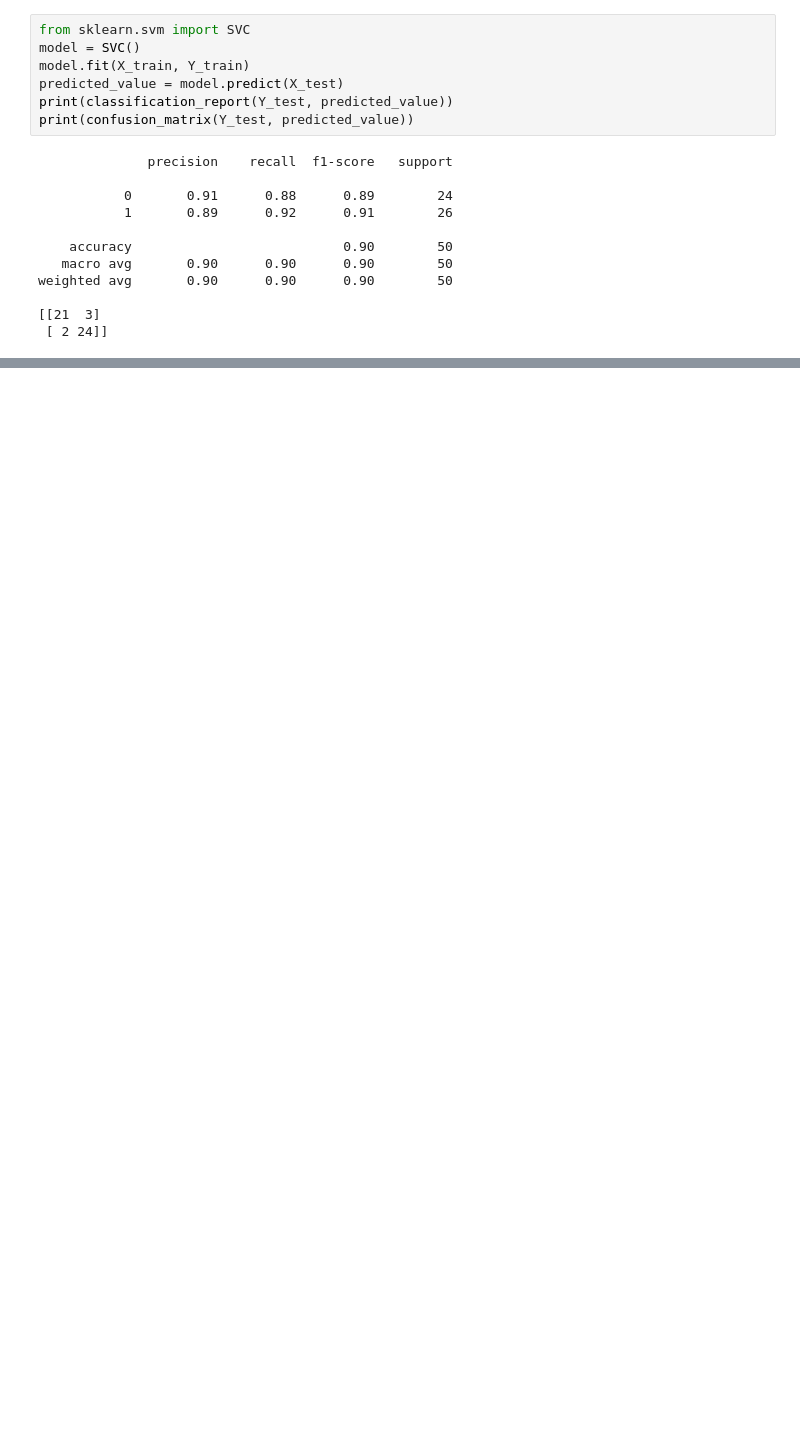
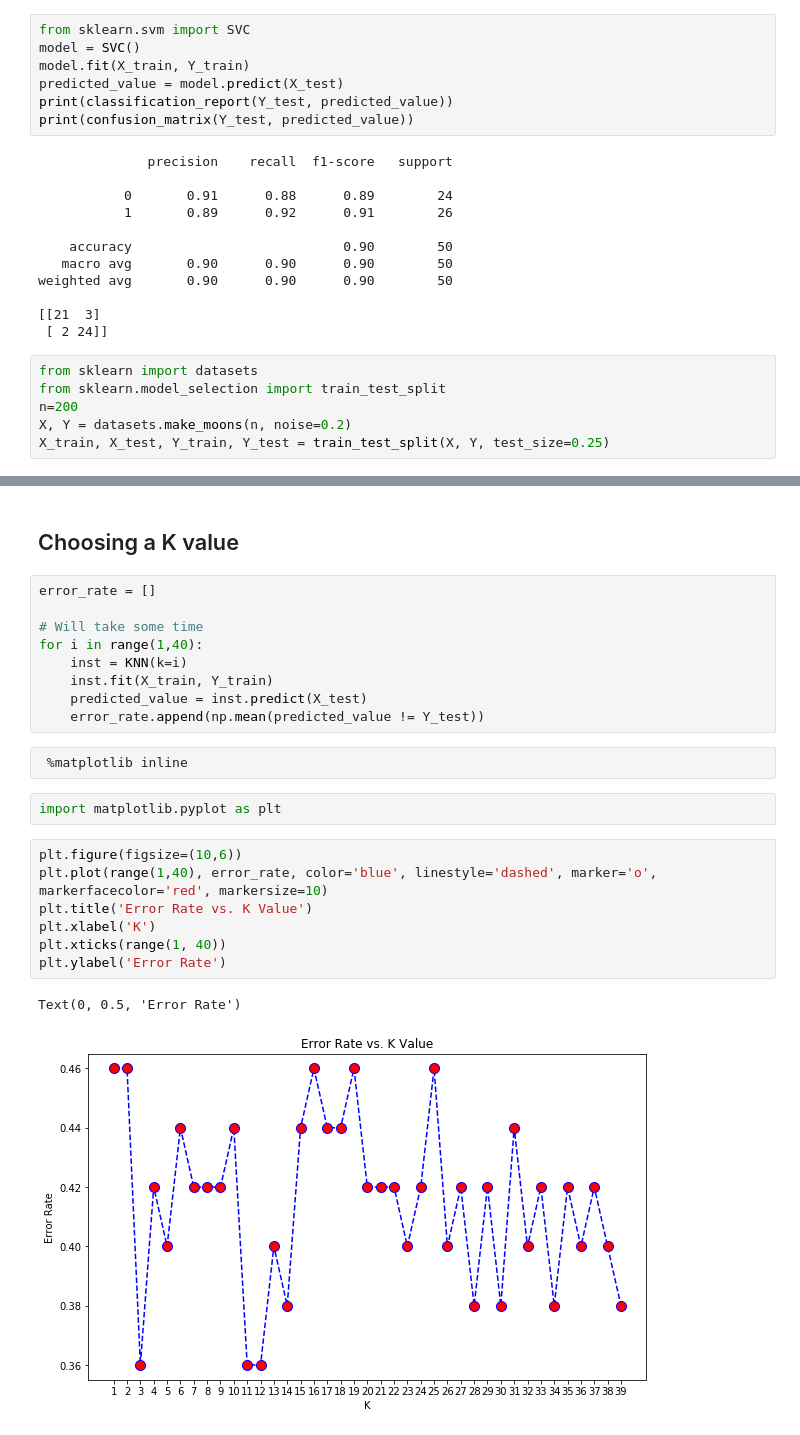
Before and after one commit to pawneshg/algo-k-nearest-poc, a Jupyter notebook: ML1_Exercise_Sheet_0.ipynb, the cells around one changed output, grey strips where cells are left out. Drawn from its saved outputs; the diff is of its cells as text; blank space fills up the shorter version.

```diff
--- a/ML1_Exercise_Sheet_0.ipynb
+++ b/ML1_Exercise_Sheet_0.ipynb
@@ -839,3 +846,9 @@ weighted avg       0.90      0.90      0.90        50
 
 [[21  3]
  [ 2 24]]
+# %%
+from sklearn import datasets
+from sklearn.model_selection import train_test_split
+n=200
+X, Y = datasets.make_moons(n, noise=0.2)
+X_train, X_test, Y_train, Y_test = train_test_split(X, Y, test_size=0.25)
@@ -841,0 +913,25 @@ weighted avg       0.90      0.90      0.90        50
+# %% [markdown]
+## Choosing a K value
+# %%
+error_rate = []
+
+# Will take some time
+for i in range(1,40):
+    inst = KNN(k=i)
+    inst.fit(X_train, Y_train)
+    predicted_value = inst.predict(X_test)
+    error_rate.append(np.mean(predicted_value != Y_test))
+# %%
+ %matplotlib inline
+# %%
+import matplotlib.pyplot as plt
+# %%
+plt.figure(figsize=(10,6))
+plt.plot(range(1,40), error_rate, color='blue', linestyle='dashed', marker='o', markerfacecolor='red', markersize=10)
+plt.title('Error Rate vs. K Value')
+plt.xlabel('K')
+plt.xticks(range(1, 40))
+plt.ylabel('Error Rate')
+# %% [output]
+Text(0, 0.5, 'Error Rate')
+[figure, added]
```
Also changed, not shown: parts of 3 cells of this notebook, 1 other file.
